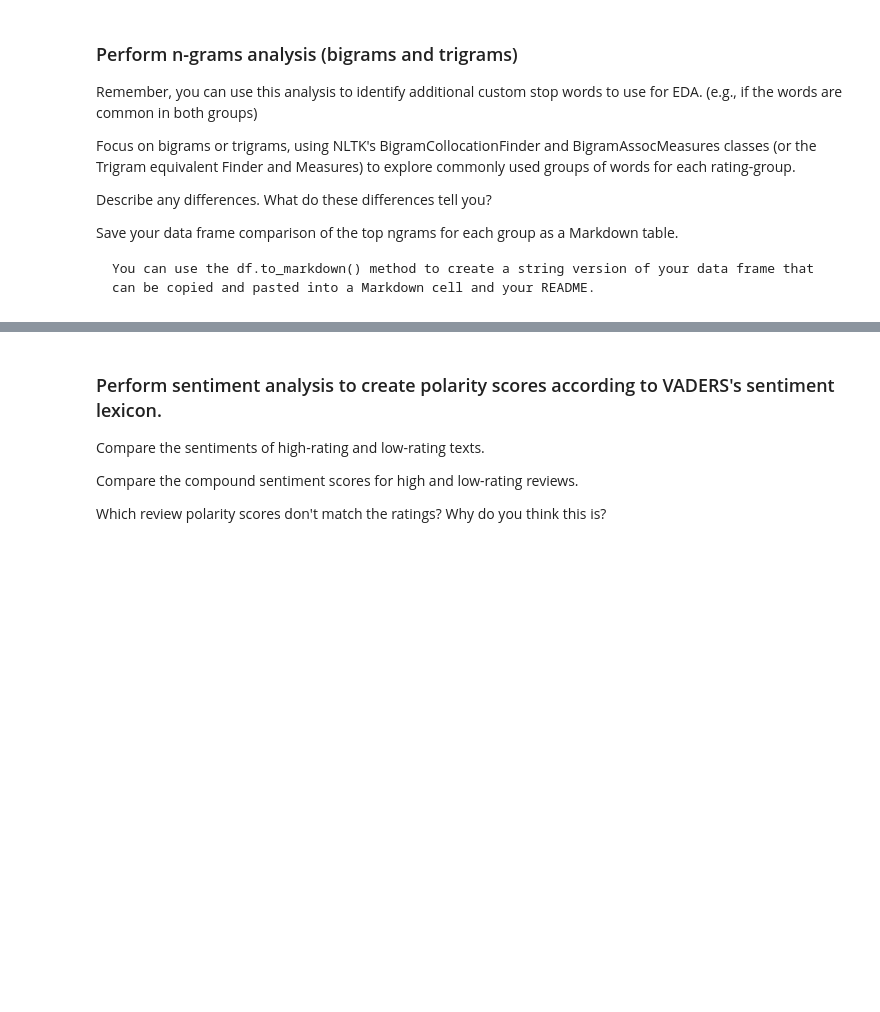
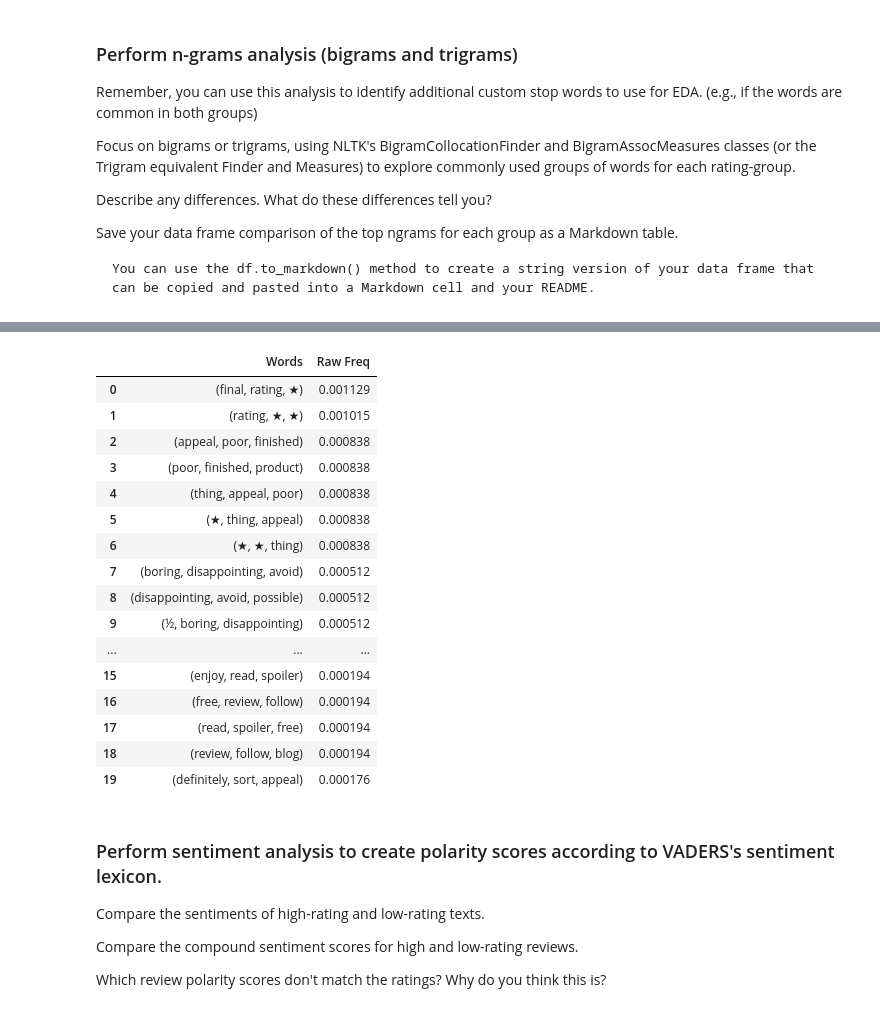
Before and after one commit to EhLeeOod/movie-project, a Jupyter notebook: project-2-part-5.ipynb, the cells around one changed output, grey strips where cells are left out. Cells and saved outputs as stored; diff of their text form; code cells hidden in the pictures; blank space fills up the shorter version.

```diff
--- a/project-2-part-5.ipynb
+++ b/project-2-part-5.ipynb
@@ -268,0 +275,4 @@ Save your data frame comparison of the top ngrams for each group as a Markdown t
+# %%
+# Obtain single list of tokens from all low reviews
+low_reviews_tokens_exploded_list = df.loc[filter_low, 'spacy_lemmas'].explode().astype(str).to_list()
+low_reviews_tokens_exploded_list[:5]
@@ -269,3 +418,23 @@ Save your data frame comparison of the top ngrams for each group as a Markdown t
+# %%
+get_ngram_measures_finder(low_reviews_tokens_exploded_list, ngrams=3, top_n=20)
+# %% [output]
+|  | Words | Raw Freq |
+| 0 | (final, rating, ★) | 0.001129 |
+| 1 | (rating, ★, ★) | 0.001015 |
+| 2 | (appeal, poor, finished) | 0.000838 |
+| 3 | (poor, finished, product) | 0.000838 |
+| 4 | (thing, appeal, poor) | 0.000838 |
+| 5 | (★, thing, appeal) | 0.000838 |
+| 6 | (★, ★, thing) | 0.000838 |
+| 7 | (boring, disappointing, avoid) | 0.000512 |
+| 8 | (disappointing, avoid, possible) | 0.000512 |
+| 9 | (½, boring, disappointing) | 0.000512 |
+| ... | ... | ... |
+| 15 | (enjoy, read, spoiler) | 0.000194 |
+| 16 | (free, review, follow) | 0.000194 |
+| 17 | (read, spoiler, free) | 0.000194 |
+| 18 | (review, follow, blog) | 0.000194 |
+| 19 | (definitely, sort, appeal) | 0.000176 |
 # %% [markdown]
 ### Perform sentiment analysis to create polarity scores according to VADERS's sentiment lexicon.
 
```
Also changed, not shown: parts of 11 cells of this notebook.
